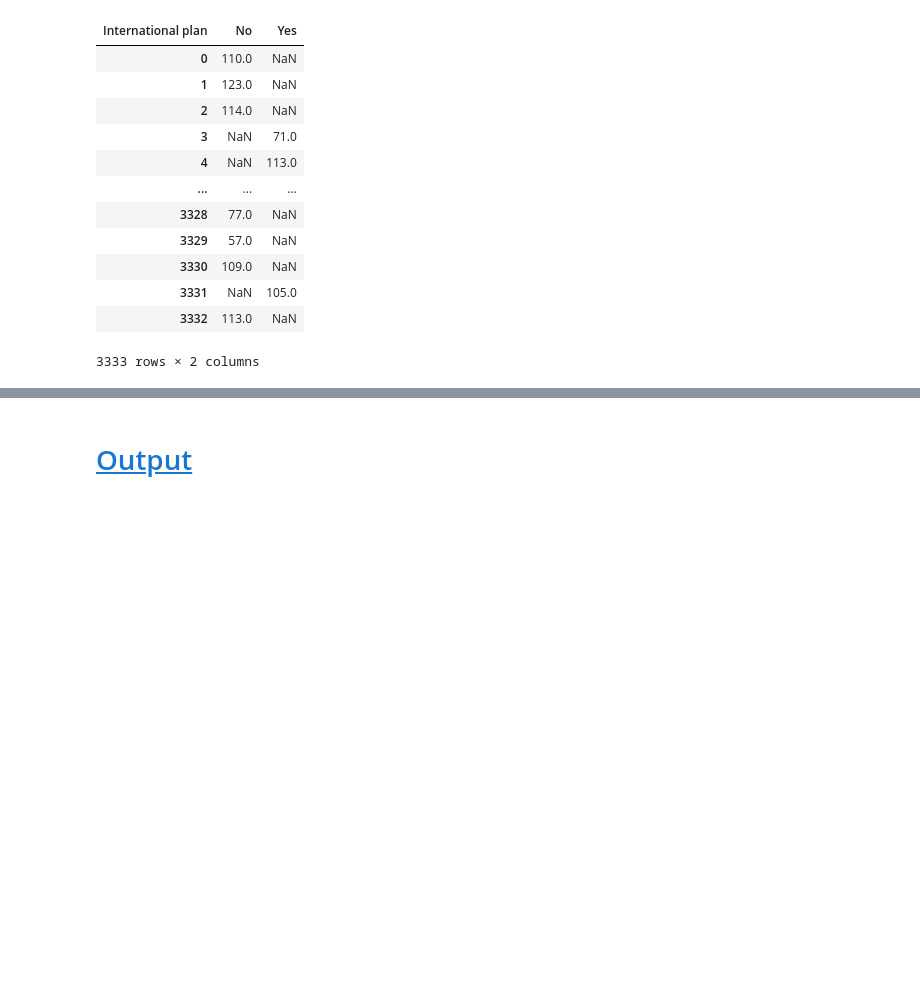
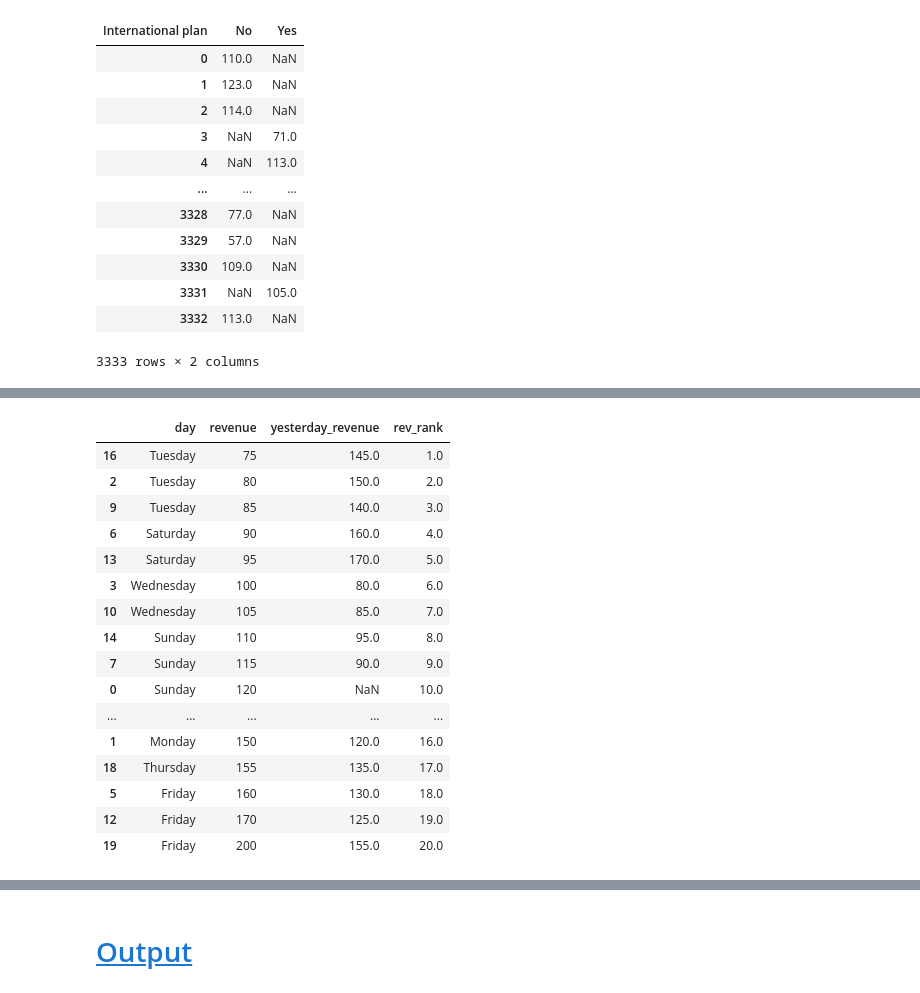
Before and after one commit to tinapyp/data-science-learning, a Jupyter notebook: Libraries/Pandas/pandas.ipynb, the cells around one changed output, grey strips where cells are left out. Saved outputs shown, nothing was run; the diff lists cells and outputs as text; code cells hidden in the pictures; blank space fills up the shorter version.

```diff
--- a/Libraries/Pandas/pandas.ipynb
+++ b/Libraries/Pandas/pandas.ipynb
@@ -1358,0 +1408,20 @@ df.pivot(columns='International plan', values='Total day calls')
+# %%
+df.sort_values('rev_rank', ascending=True)
+# %% [output]
+|  | day | revenue | yesterday_revenue | rev_rank |
+| 16 | Tuesday | 75 | 145.0 | 1.0 |
+| 2 | Tuesday | 80 | 150.0 | 2.0 |
+| 9 | Tuesday | 85 | 140.0 | 3.0 |
+| 6 | Saturday | 90 | 160.0 | 4.0 |
+| 13 | Saturday | 95 | 170.0 | 5.0 |
+| 3 | Wednesday | 100 | 80.0 | 6.0 |
+| 10 | Wednesday | 105 | 85.0 | 7.0 |
+| 14 | Sunday | 110 | 95.0 | 8.0 |
+| 7 | Sunday | 115 | 90.0 | 9.0 |
+| 0 | Sunday | 120 | NaN | 10.0 |
+| ... | ... | ... | ... | ... |
+| 1 | Monday | 150 | 120.0 | 16.0 |
+| 18 | Thursday | 155 | 135.0 | 17.0 |
+| 5 | Friday | 160 | 130.0 | 18.0 |
+| 12 | Friday | 170 | 125.0 | 19.0 |
+| 19 | Friday | 200 | 155.0 | 20.0 |
```
Also changed, not shown: parts of 14 cells of this notebook.
